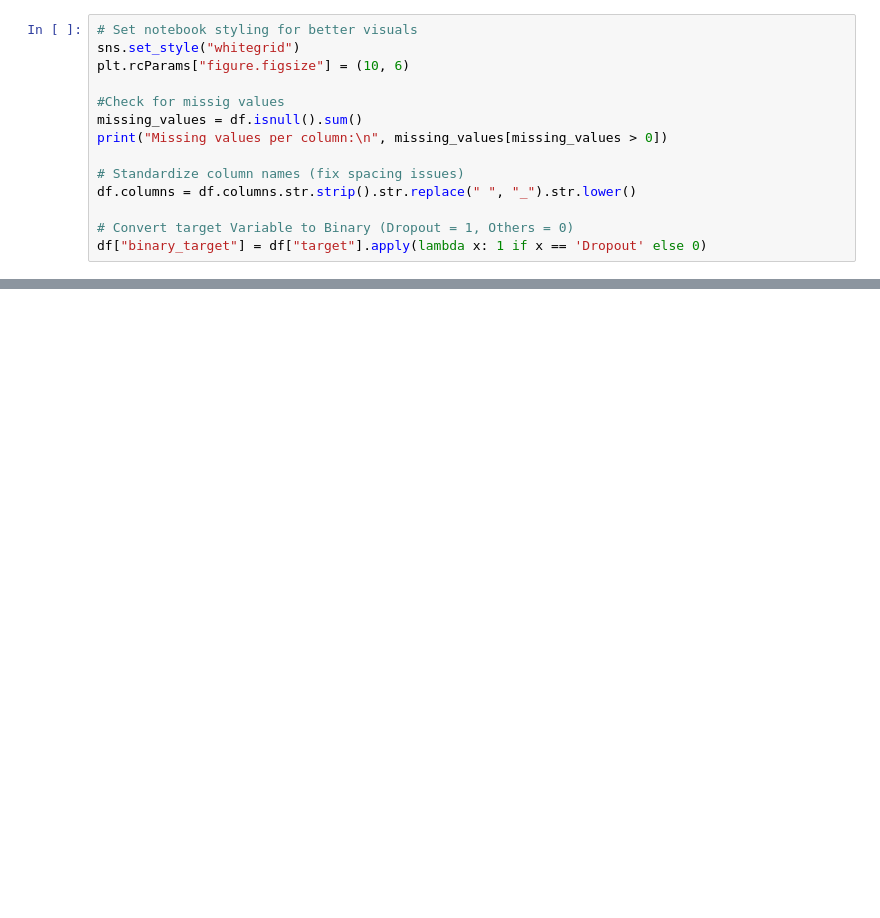
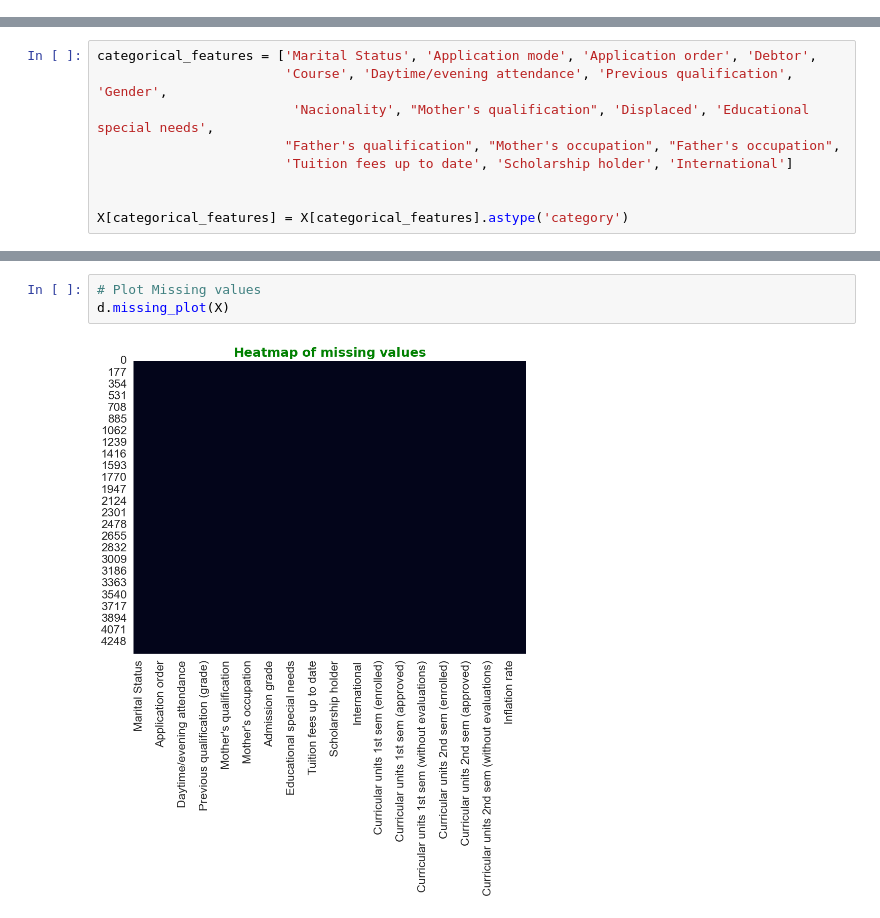
Before and after one commit to jkoks-svg/ML_Project_ENSAE, a Jupyter notebook: ML_Project_ENSAE.ipynb, the cells around one changed output, grey strips where cells are left out. Drawn from its saved outputs; the diff is of its cells as text; blank space fills up the shorter version.

```diff
--- a/ML_Project_ENSAE.ipynb
+++ b/ML_Project_ENSAE.ipynb
@@ -123,14 +0,0 @@ Inflation rate: Inflation rate at the time of enrollment
-# %%
-# Set notebook styling for better visuals
-sns.set_style("whitegrid")
-plt.rcParams["figure.figsize"] = (10, 6)
-
-#Check for missig values
-missing_values = df.isnull().sum()
-print("Missing values per column:\n", missing_values[missing_values > 0])
-
-# Standardize column names (fix spacing issues)
-df.columns = df.columns.str.strip().str.replace(" ", "_").str.lower()
-
-# Convert target Variable to Binary (Dropout = 1, Others = 0)
-df["binary_target"] = df["target"].apply(lambda x: 1 if x == 'Dropout' else 0)
@@ -827,0 +64,9 @@ Standard Error (Ridge): [0.01337115]
+# %%
+categorical_features = ['Marital Status', 'Application mode', 'Application order', 'Debtor',
+                        'Course', 'Daytime/evening attendance', 'Previous qualification', 'Gender',
+                         'Nacionality', "Mother's qualification", 'Displaced', 'Educational special needs',
+                        "Father's qualification", "Mother's occupation", "Father's occupation",
+                        'Tuition fees up to date', 'Scholarship holder', 'International']
+
+
+X[categorical_features] = X[categorical_features].astype('category')
@@ -827,0 +99,5 @@ Standard Error (Ridge): [0.01337115]
+# %%
+# Plot Missing values
+d.missing_plot(X)
+# %% [output]
+[figure, added]
```
Also changed, not shown: parts of 109 cells of this notebook.
